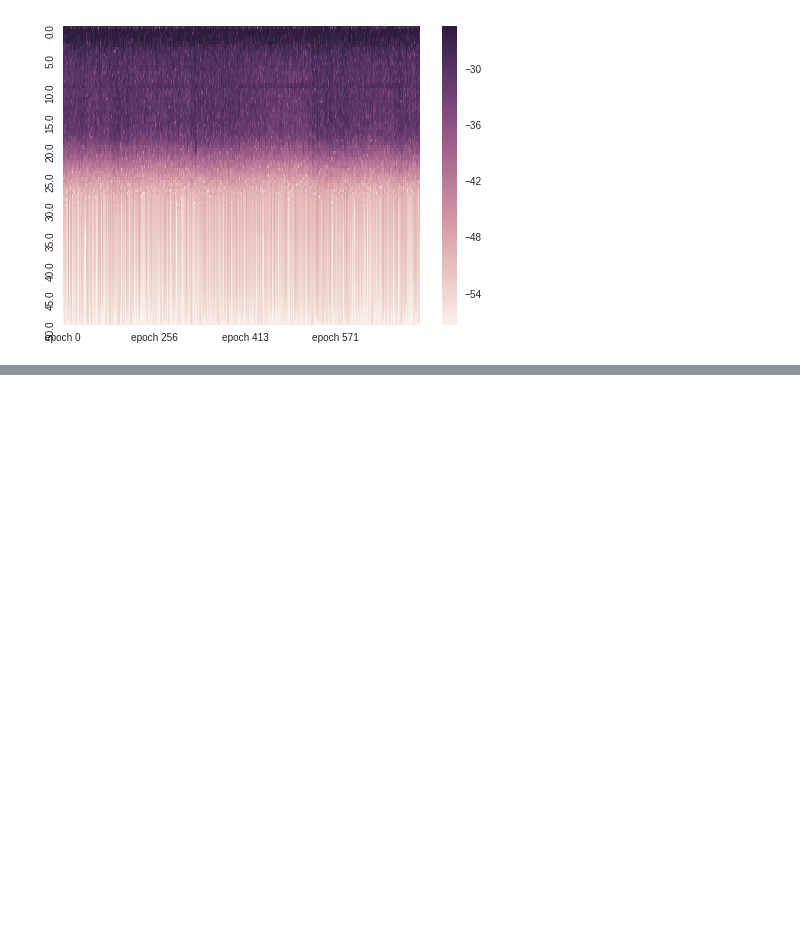
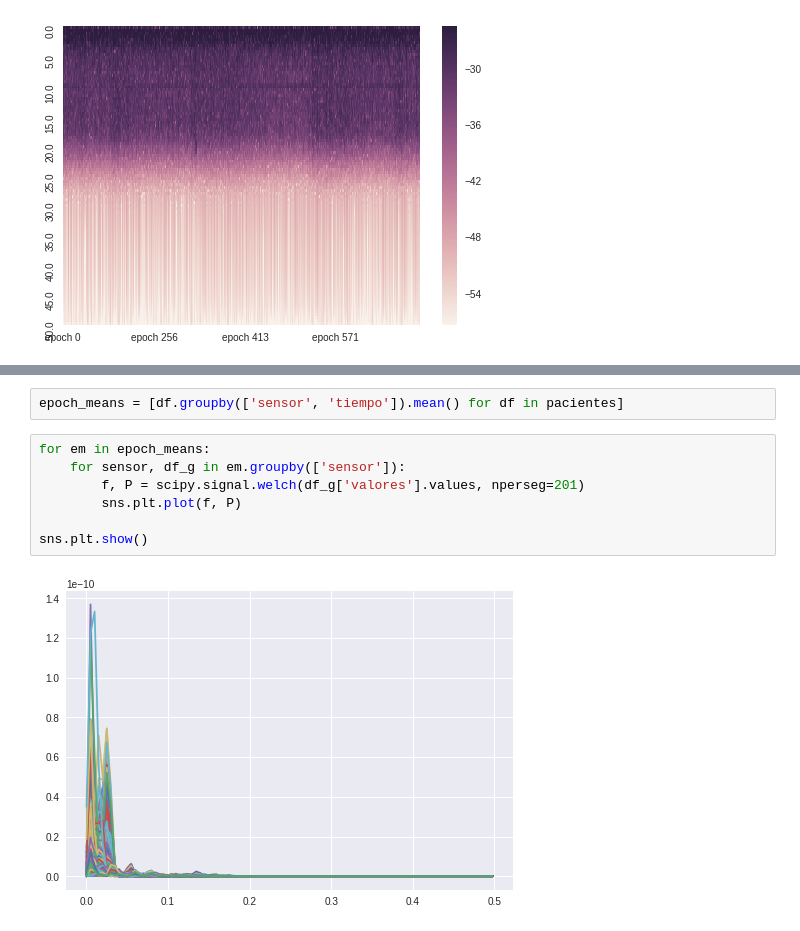
Before and after one commit to BrianBohe/DataScienceCourse, a Jupyter notebook: tp2/resolucion.ipynb, the cells around one changed output, grey strips where cells are left out. Cells and saved outputs as stored; diff of their text form; blank space fills up the shorter version.

```diff
--- a/tp2/resolucion.ipynb
+++ b/tp2/resolucion.ipynb
@@ -30,0 +45,11 @@ for sm in sensor_means:
+# %%
+epoch_means = [df.groupby(['sensor', 'tiempo']).mean() for df in pacientes]
+# %%
+for em in epoch_means:
+    for sensor, df_g in em.groupby(['sensor']):
+        f, P = scipy.signal.welch(df_g['valores'].values, nperseg=201)
+        sns.plt.plot(f, P)
+
+sns.plt.show()
+# %% [output]
+[figure, added]
```
Also changed, not shown: parts of 5 cells of this notebook.
